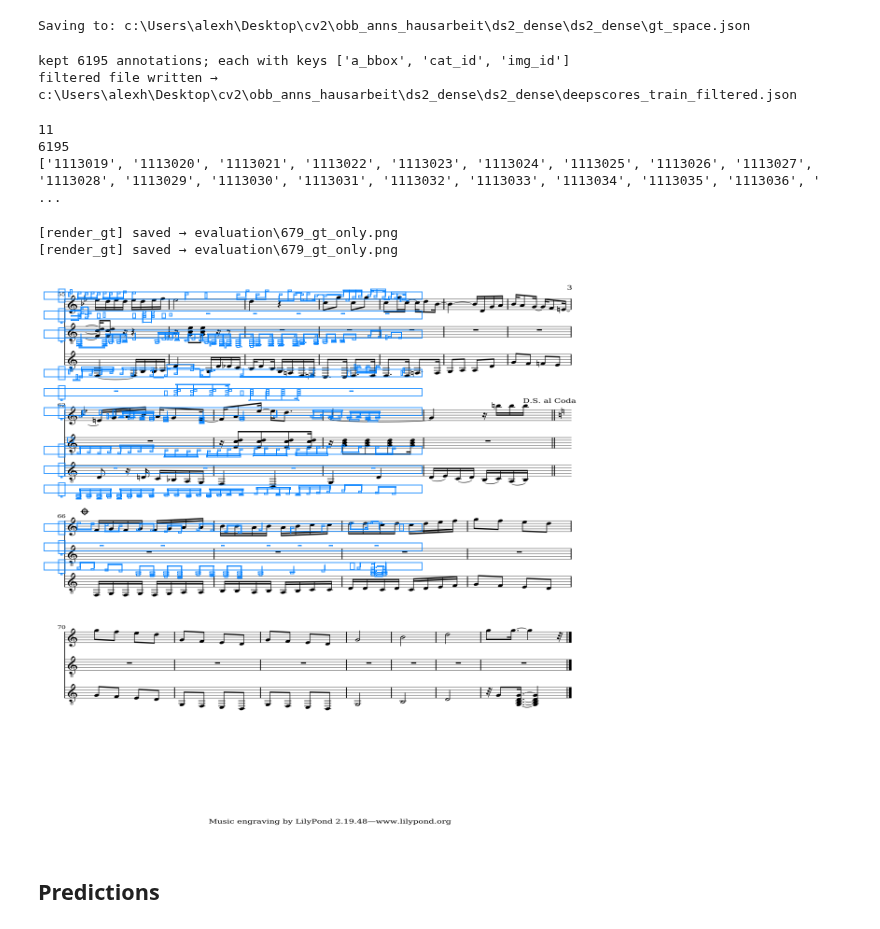
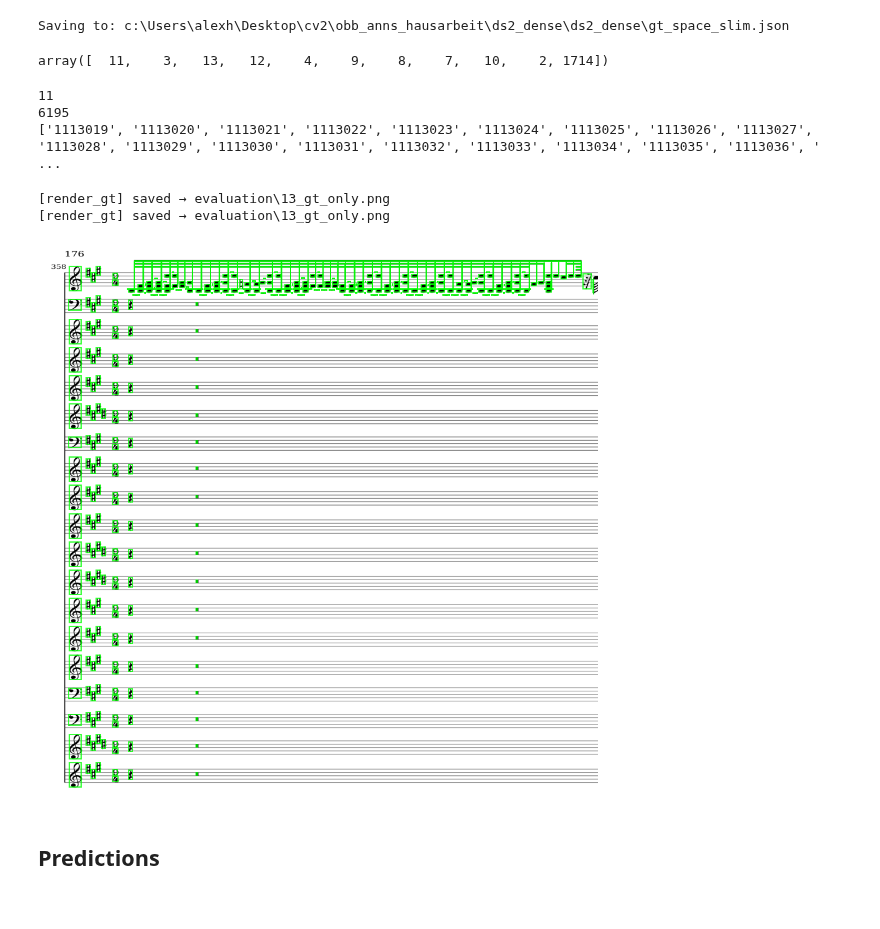
Before and after one commit to fusiongodo/yolo-score, a Jupyter notebook: eval.ipynb, the cells around one changed output. Drawn from its saved outputs; the diff is of its cells as text; code cells hidden in the pictures.

Commit message:
render ground truth boxes

```diff
--- a/eval.ipynb
+++ b/eval.ipynb
@@ -116,53 +116,21 @@ def render_gt(gt_df, img_id,
     return pil
 # %%
 import util
+from importlib import reload
 import model as m
 
-de = util.DataExtractor()
+reload(util)
+reload(config)
+
+de = util.DataExtractor(slim=True)
 anns = de.normalizedData()
 img_ids = anns["img_id"].unique().tolist()
 # %% [output]
-Saving to: c:\Users\alexh\Desktop\cv2\obb_anns_hausarbeit\ds2_dense\ds2_dense\gt_space.json
+Saving to: c:\Users\alexh\Desktop\cv2\obb_anns_hausarbeit\ds2_dense\ds2_dense\gt_space_slim.json
 # %%
-import json
-data = de.loadData()
+anns["img_id"].unique()
+# %% [output]
+array([  11,    3,   13,   12,    4,    9,    8,    7,   10,    2, 1714])
-# %%
-##Generate a filtered very lightweight training json
-import json
-import pathlib
-
-# ------------------------------------------------------------------
-# Paths
-in_path  = pathlib.Path(config.filepath)          # original file
-out_path = in_path.with_stem(in_path.stem + "_slim")  # e.g. deepscores_train_filtered.json
-# ------------------------------------------------------------------
-
-# 1) load the full dataset
-with in_path.open("r", encoding="utf-8") as f:
-    data = json.load(f)
-
-# 2) collect annotation IDs actually used by the 11 images
-used_ids = {ann_id for img in data["images"] for ann_id in img["ann_ids"]}
-
-# 3) build a pared-down annotations dict (only a_bbox, cat_id, img_id)
-keep_keys = {"a_bbox", "cat_id", "img_id"}
-data["annotations"] = {
-    ann_id: {k: v for k, v in ann.items() if k in keep_keys}
-    for ann_id, ann in data["annotations"].items()
-    if ann_id in used_ids
-}
-
-print(f"kept {len(data['annotations'])} annotations; "
-      f"each with keys {sorted(keep_keys)}")
-
-# 4) save compact JSON (no pretty-printing)
-with out_path.open("w", encoding="utf-8") as f:
-    json.dump(data, f, separators=(",", ":"))
-
-print(f"filtered file written →  {out_path}")
-# %% [output]
-kept 6195 annotations; each with keys ['a_bbox', 'cat_id', 'img_id']
-filtered file written →  c:\Users\alexh\Desktop\cv2\obb_anns_hausarbeit\ds2_dense\ds2_dense\deepscores_train_filtered.json
 # %%
 print(counter)
 print(len(annotation_ids))
@@ -174,13 +142,12 @@ print(annotation_ids)
 # %%
 imgs = anns["img_id"].unique()
 # %%
-render_gt(gt_df, img_id=679)                     # green boxes, 896×896
-render_gt(gt_df, img_id=679, size=1200,          # bigger preview
-          colour=(0, 128, 255, 200))
+render_gt(anns, img_id=13)                     # green boxes, 896×896
+render_gt(anns, img_id=13)
 # %% [output]
-[render_gt] saved → evaluation\679_gt_only.png
-[render_gt] saved → evaluation\679_gt_only.png
+[render_gt] saved → evaluation\13_gt_only.png
+[render_gt] saved → evaluation\13_gt_only.png
-[figure, old version]
+[figure, new version]
 # %% [markdown]
 ## Predictions
 # %%
```
Also changed, not shown: 1 other file.
